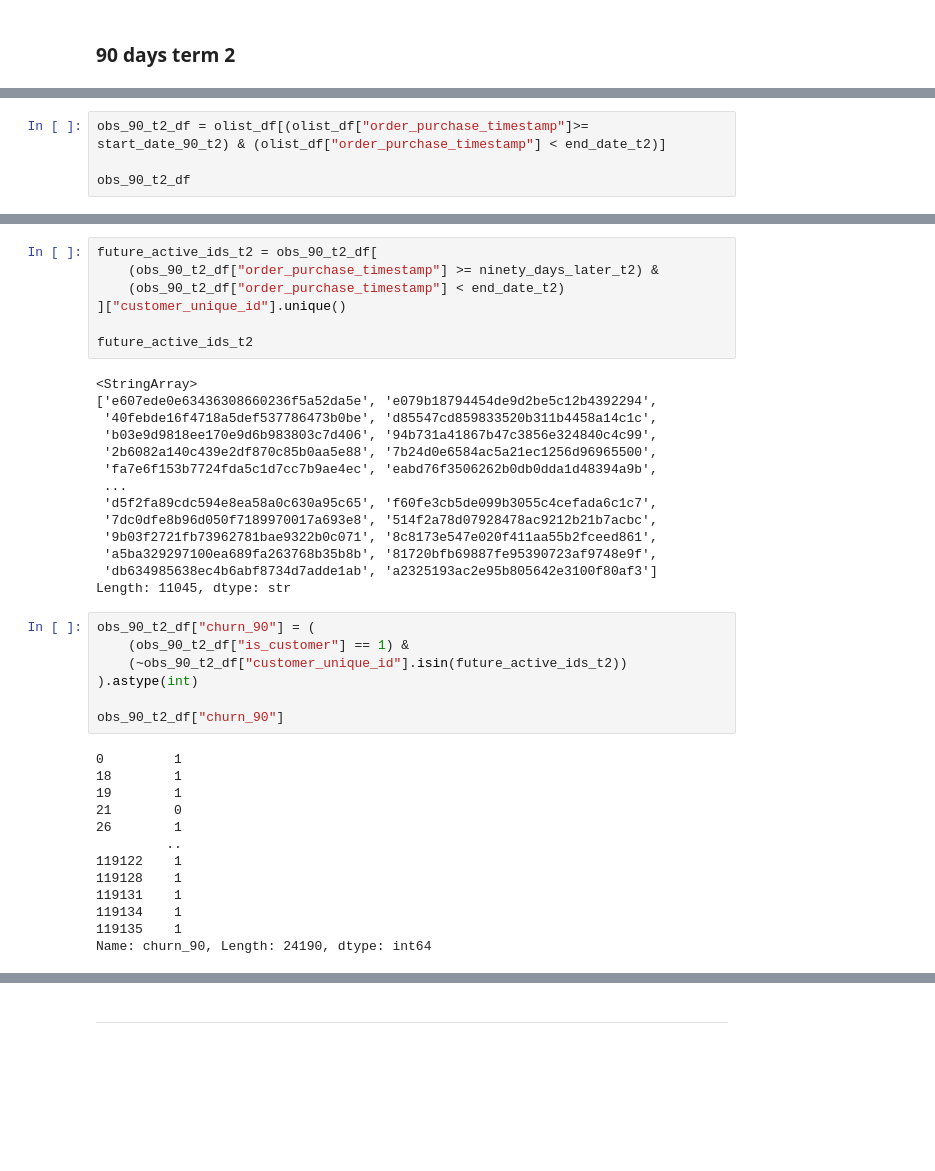
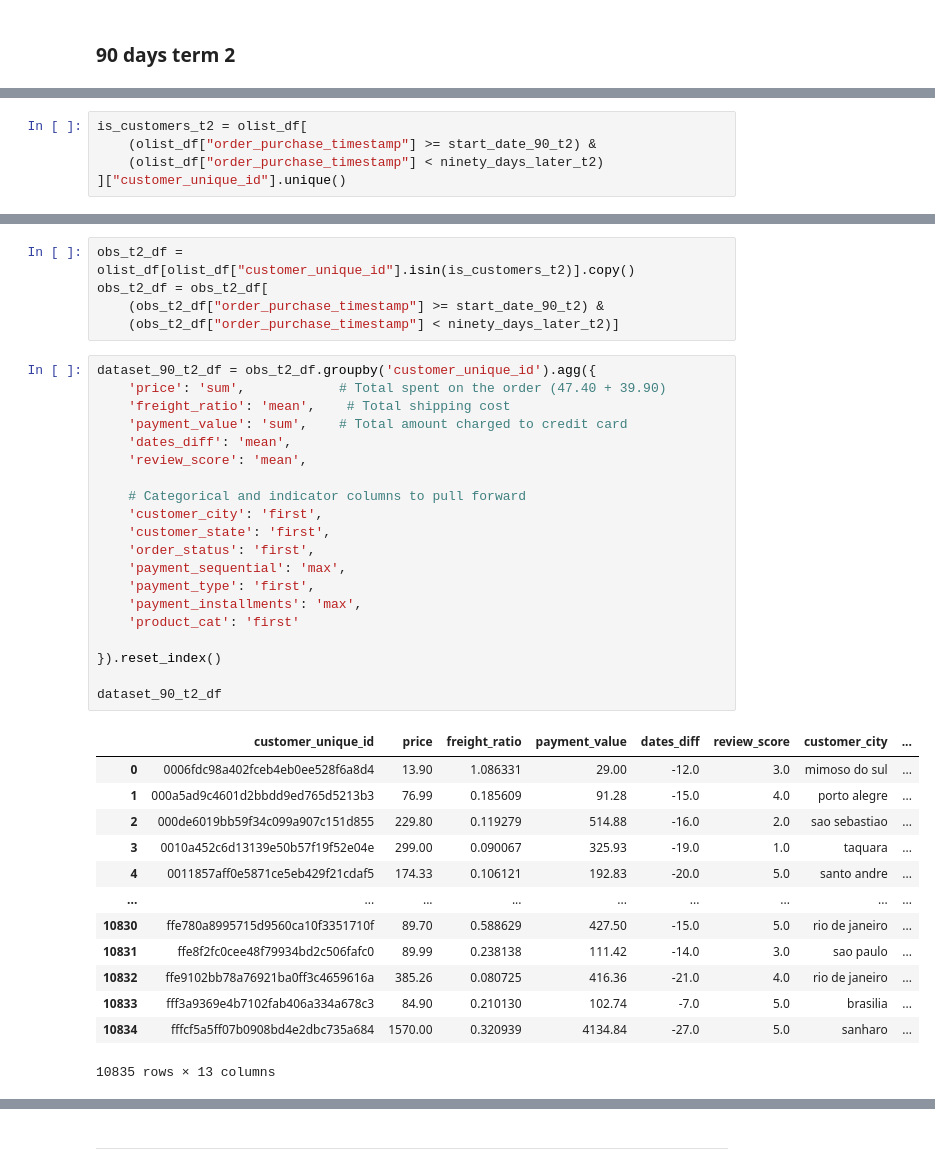
Before and after one commit to SilvanaKoga/tfm-uned-churn, a Jupyter notebook: Notebooks/Data_preparation 1.ipynb, the cells around one changed output, grey strips where cells are left out. Saved outputs shown, nothing was run; the diff lists cells and outputs as text; blank space fills up the shorter version.

```diff
--- a/Notebooks/Data_preparation 1.ipynb
+++ b/Notebooks/Data_preparation 1.ipynb
@@ -205,4 +163,5 @@ Timestamp('2017-08-30 21:15:19')
 # %%
-obs_90_t2_df = olist_df[(olist_df["order_purchase_timestamp"]>= start_date_90_t2) & (olist_df["order_purchase_timestamp"] < end_date_t2)]
-
-obs_90_t2_df
+is_customers_t2 = olist_df[
+    (olist_df["order_purchase_timestamp"] >= start_date_90_t2) &
+    (olist_df["order_purchase_timestamp"] < ninety_days_later_t2)
+]["customer_unique_id"].unique()
@@ -235,42 +175,40 @@ Name: count, dtype: int64
 # %%
-future_active_ids_t2 = obs_90_t2_df[
-    (obs_90_t2_df["order_purchase_timestamp"] >= ninety_days_later_t2) &
-    (obs_90_t2_df["order_purchase_timestamp"] < end_date_t2)
-]["customer_unique_id"].unique()
-
-future_active_ids_t2
+obs_t2_df = olist_df[olist_df["customer_unique_id"].isin(is_customers_t2)].copy()
+obs_t2_df = obs_t2_df[
+    (obs_t2_df["order_purchase_timestamp"] >= start_date_90_t2) &
+    (obs_t2_df["order_purchase_timestamp"] < ninety_days_later_t2)]
-# %% [output]
-<StringArray>
-['e607ede0e63436308660236f5a52da5e', 'e079b18794454de9d2be5c12b4392294',
- '40febde16f4718a5def537786473b0be', 'd85547cd859833520b311b4458a14c1c',
- 'b03e9d9818ee170e9d6b983803c7d406', '94b731a41867b47c3856e324840c4c99',
- '2b6082a140c439e2df870c85b0aa5e88', '7b24d0e6584ac5a21ec1256d96965500',
- 'fa7e6f153b7724fda5c1d7cc7b9ae4ec', 'eabd76f3506262b0db0dda1d48394a9b',
- ...
- 'd5f2fa89cdc594e8ea58a0c630a95c65', 'f60fe3cb5de099b3055c4cefada6c1c7',
- '7dc0dfe8b96d050f7189970017a693e8', '514f2a78d07928478ac9212b21b7acbc',
- '9b03f2721fb73962781bae9322b0c071', '8c8173e547e020f411aa55b2fceed861',
- 'a5ba329297100ea689fa263768b35b8b', '81720bfb69887fe95390723af9748e9f',
- 'db634985638ec4b6abf8734d7adde1ab', 'a2325193ac2e95b805642e3100f80af3']
-Length: 11045, dtype: str
 # %%
-obs_90_t2_df["churn_90"] = (
-    (obs_90_t2_df["is_customer"] == 1) &
-    (~obs_90_t2_df["customer_unique_id"].isin(future_active_ids_t2))
-).astype(int)
+dataset_90_t2_df = obs_t2_df.groupby('customer_unique_id').agg({
+    'price': 'sum',            # Total spent on the order (47.40 + 39.90)
+    'freight_ratio': 'mean',    # Total shipping cost
+    'payment_value': 'sum',    # Total amount charged to credit card
+    'dates_diff': 'mean',
+    'review_score': 'mean',
 
-obs_90_t2_df["churn_90"]
+    # Categorical and indicator columns to pull forward
+    'customer_city': 'first',
+    'customer_state': 'first',
+    'order_status': 'first',
+    'payment_sequential': 'max',
+    'payment_type': 'first',
+    'payment_installments': 'max',
+    'product_cat': 'first'
+
+}).reset_index()
+
+dataset_90_t2_df
 # %% [output]
+|  | customer_unique_id | price | freight_ratio | payment_value | dates_diff | review_score | customer_city | ... |
+| 0 | 0006fdc98a402fceb4eb0ee528f6a8d4 | 13.90 | 1.086331 | 29.00 | -12.0 | 3.0 | mimoso do sul | ... |
+| 1 | 000a5ad9c4601d2bbdd9ed765d5213b3 | 76.99 | 0.185609 | 91.28 | -15.0 | 4.0 | porto alegre | ... |
+| 2 | 000de6019bb59f34c099a907c151d855 | 229.80 | 0.119279 | 514.88 | -16.0 | 2.0 | sao sebastiao | ... |
+| 3 | 0010a452c6d13139e50b57f19f52e04e | 299.00 | 0.090067 | 325.93 | -19.0 | 1.0 | taquara | ... |
+| 4 | 0011857aff0e5871ce5eb429f21cdaf5 | 174.33 | 0.106121 | 192.83 | -20.0 | 5.0 | santo andre | ... |
+| ... | ... | ... | ... | ... | ... | ... | ... | ... |
+| 10830 | ffe780a8995715d9560ca10f3351710f | 89.70 | 0.588629 | 427.50 | -15.0 | 5.0 | rio de janeiro | ... |
+| 10831 | ffe8f2fc0cee48f79934bd2c506fafc0 | 89.99 | 0.238138 | 111.42 | -14.0 | 3.0 | sao paulo | ... |
+| 10832 | ffe9102bb78a76921ba0ff3c4659616a | 385.26 | 0.080725 | 416.36 | -21.0 | 4.0 | rio de janeiro | ... |
+| 10833 | fff3a9369e4b7102fab406a334a678c3 | 84.90 | 0.210130 | 102.74 | -7.0 | 5.0 | brasilia | ... |
+| 10834 | fffcf5a5ff07b0908bd4e2dbc735a684 | 1570.00 | 0.320939 | 4134.84 | -27.0 | 5.0 | sanharo | ... |
-0         1
-18        1
-19        1
-21        0
-26        1
-         ..
-119122    1
-119128    1
-119131    1
-119134    1
-119135    1
-Name: churn_90, Length: 24190, dtype: int64
+10835 rows × 13 columns
 # %%
```
Also changed, not shown: parts of 79 cells of this notebook.
